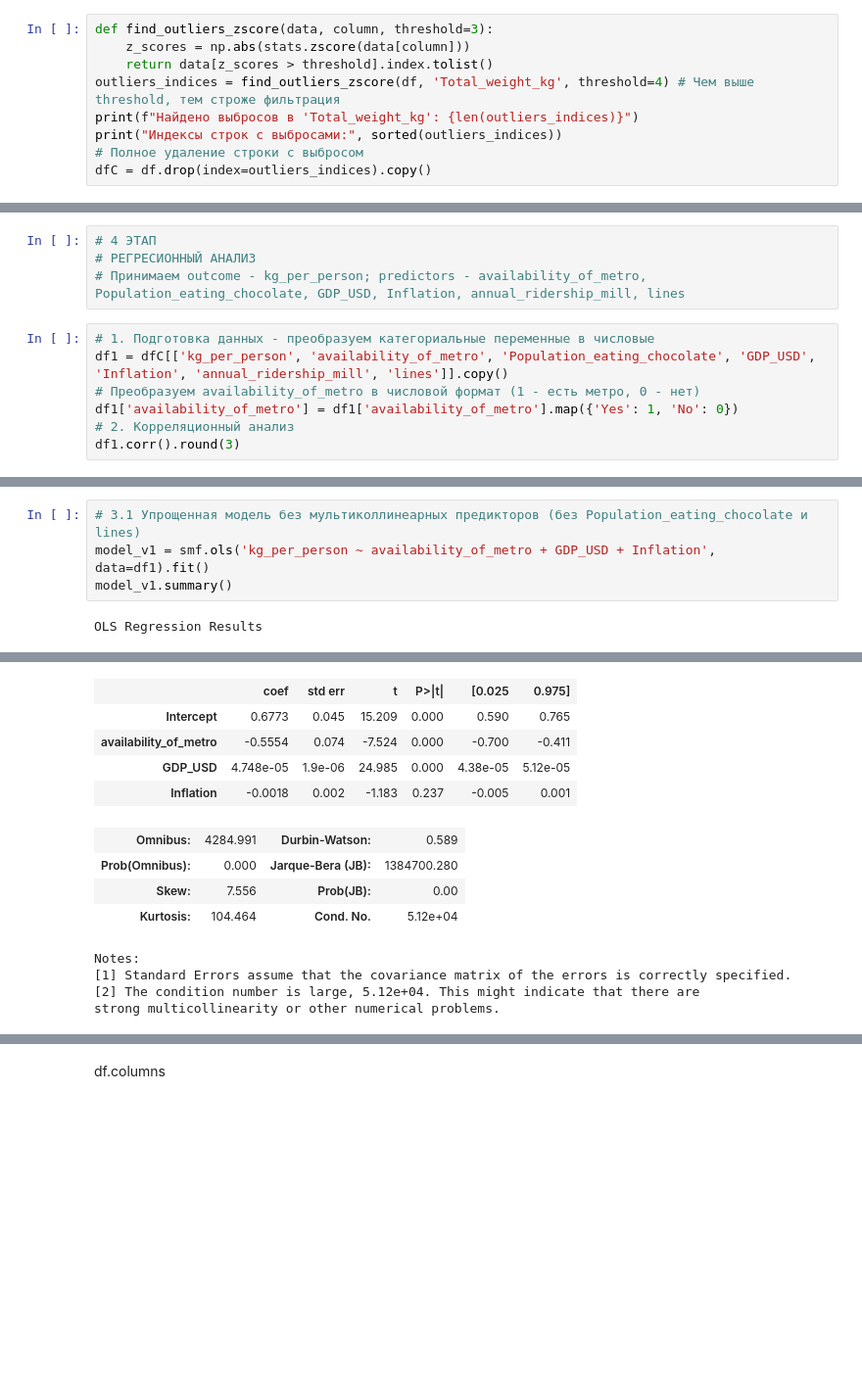
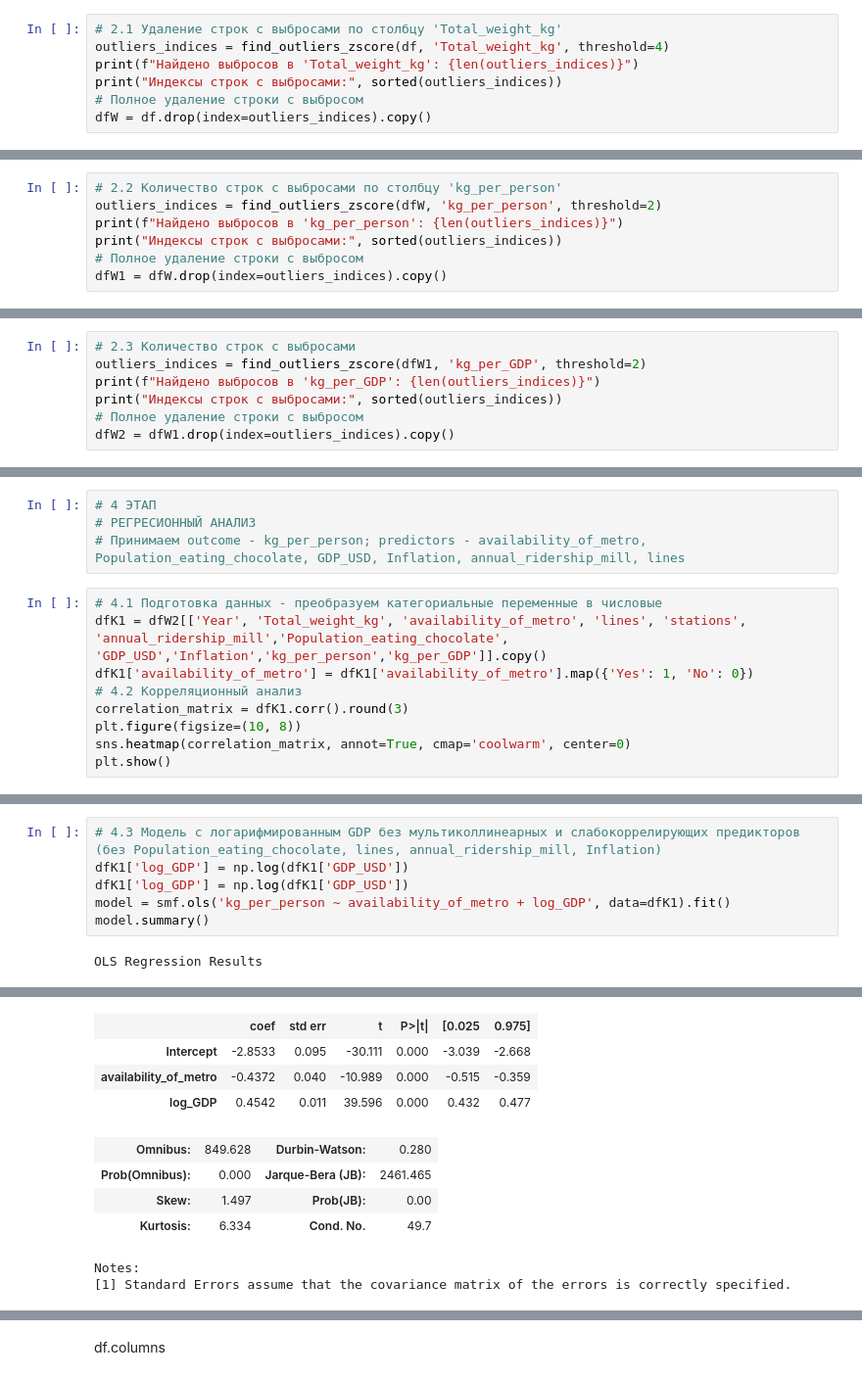
Before and after one commit to Paskored/Data-Analyst-Project_Kashtanov, a Jupyter notebook: Notebook/Курсовая V2.ipynb, the cells around one changed output, grey strips where cells are left out. Shown at 98% size. Cells and saved outputs as stored; diff of their text form; blank space fills up the shorter version.

```diff
--- a/Notebook/Курсовая V2.ipynb
+++ b/Notebook/Курсовая V2.ipynb
@@ -131,12 +145,10 @@ plt.show()
 # %%
-def find_outliers_zscore(data, column, threshold=3):
-    z_scores = np.abs(stats.zscore(data[column]))
-    return data[z_scores > threshold].index.tolist()
-outliers_indices = find_outliers_zscore(df, 'Total_weight_kg', threshold=4) # Чем выше threshold, тем строже фильтрация
+# 2.1 Удаление строк с выбросами по столбцу 'Total_weight_kg'
+outliers_indices = find_outliers_zscore(df, 'Total_weight_kg', threshold=4)
 print(f"Найдено выбросов в 'Total_weight_kg': {len(outliers_indices)}")
 print("Индексы строк с выбросами:", sorted(outliers_indices))
 # Полное удаление строки с выбросом
-dfC = df.drop(index=outliers_indices).copy()
+dfW = df.drop(index=outliers_indices).copy()
 # %% [output]
 Найдено выбросов в 'Total_weight_kg': 1
 Индексы строк с выбросами: [782]
@@ -149,0 +177,7 @@ dfC[780:783]
+# %%
+# 2.2 Количество строк с выбросами по столбцу 'kg_per_person'
+outliers_indices = find_outliers_zscore(dfW, 'kg_per_person', threshold=2)
+print(f"Найдено выбросов в 'kg_per_person': {len(outliers_indices)}")
+print("Индексы строк с выбросами:", sorted(outliers_indices))
+# Полное удаление строки с выбросом
+dfW1 = dfW.drop(index=outliers_indices).copy()
@@ -149,0 +223,7 @@ dfC[780:783]
+# %%
+# 2.3 Количество строк с выбросами
+outliers_indices = find_outliers_zscore(dfW1, 'kg_per_GDP', threshold=2)
+print(f"Найдено выбросов в 'kg_per_GDP': {len(outliers_indices)}")
+print("Индексы строк с выбросами:", sorted(outliers_indices))
+# Полное удаление строки с выбросом
+dfW2 = dfW1.drop(index=outliers_indices).copy()
@@ -232,10 +274,12 @@ sns.lmplot(x="lines", y="Population_eating_chocolate", data=df, x_estimator=np.m
 # РЕГРЕСИОННЫЙ АНАЛИЗ
 # Принимаем outcome - kg_per_person; predictors - availability_of_metro, Population_eating_chocolate, GDP_USD, Inflation, annual_ridership_mill, lines
 # %%
-# 1. Подготовка данных - преобразуем категориальные переменные в числовые
-df1 = dfC[['kg_per_person', 'availability_of_metro', 'Population_eating_chocolate', 'GDP_USD', 'Inflation', 'annual_ridership_mill', 'lines']].copy()
-# Преобразуем availability_of_metro в числовой формат (1 - есть метро, 0 - нет)
-df1['availability_of_metro'] = df1['availability_of_metro'].map({'Yes': 1, 'No': 0})
-# 2. Корреляционный анализ
-df1.corr().round(3)
+# 4.1 Подготовка данных - преобразуем категориальные переменные в числовые
+dfK1 = dfW2[['Year', 'Total_weight_kg', 'availability_of_metro', 'lines', 'stations', 'annual_ridership_mill','Population_eating_chocolate', 'GDP_USD','Inflation','kg_per_person','kg_per_GDP']].copy()
+dfK1['availability_of_metro'] = dfK1['availability_of_metro'].map({'Yes': 1, 'No': 0})
+# 4.2 Корреляционный анализ
+correlation_matrix = dfK1.corr().round(3)
+plt.figure(figsize=(10, 8))
+sns.heatmap(correlation_matrix, annot=True, cmap='coolwarm', center=0)
+plt.show()
 # %% [output]
@@ -260,6 +300,8 @@ availability_of_metro и Population_eating_chocolate (0.297)
 # %%
-# 3.1 Упрощенная модель без мультиколлинеарных предикторов (без Population_eating_chocolate и lines)
-model_v1 = smf.ols('kg_per_person ~ availability_of_metro + GDP_USD + Inflation', data=df1).fit()
-model_v1.summary()
+# 4.3 Модель с логарифмированным GDP без мультиколлинеарных и слабокоррелирующих предикторов (без Population_eating_chocolate, lines, annual_ridership_mill, Inflation)
+dfK1['log_GDP'] = np.log(dfK1['GDP_USD'])
+dfK1['log_GDP'] = np.log(dfK1['GDP_USD'])
+model = smf.ols('kg_per_person ~ availability_of_metro + log_GDP', data=dfK1).fit()
+model.summary()
 # %% [output]
 OLS Regression Results
@@ -274,14 +316,11 @@ OLS Regression Results
 | Covariance Type: | nonrobust |  |  |
 |  | coef | std err | t | P>|t| | [0.025 | 0.975] |
-| Intercept | 0.6773 | 0.045 | 15.209 | 0.000 | 0.590 | 0.765 |
-| availability_of_metro | -0.5554 | 0.074 | -7.524 | 0.000 | -0.700 | -0.411 |
-| GDP_USD | 4.748e-05 | 1.9e-06 | 24.985 | 0.000 | 4.38e-05 | 5.12e-05 |
-| Inflation | -0.0018 | 0.002 | -1.183 | 0.237 | -0.005 | 0.001 |
+| Intercept | -2.8533 | 0.095 | -30.111 | 0.000 | -3.039 | -2.668 |
+| availability_of_metro | -0.4372 | 0.040 | -10.989 | 0.000 | -0.515 | -0.359 |
+| log_GDP | 0.4542 | 0.011 | 39.596 | 0.000 | 0.432 | 0.477 |
-| Omnibus: | 4284.991 | Durbin-Watson: | 0.589 |
-| Prob(Omnibus): | 0.000 | Jarque-Bera (JB): | 1384700.280 |
-| Skew: | 7.556 | Prob(JB): | 0.00 |
-| Kurtosis: | 104.464 | Cond. No. | 5.12e+04 |
+| Omnibus: | 849.628 | Durbin-Watson: | 0.280 |
+| Prob(Omnibus): | 0.000 | Jarque-Bera (JB): | 2461.465 |
+| Skew: | 1.497 | Prob(JB): | 0.00 |
+| Kurtosis: | 6.334 | Cond. No. | 49.7 |
 Notes:
 [1] Standard Errors assume that the covariance matrix of the errors is correctly specified.
-[2] The condition number is large, 5.12e+04. This might indicate that there are
-strong multicollinearity or other numerical problems.
```
Also changed, not shown: parts of 61 cells of this notebook, 9 other files.
